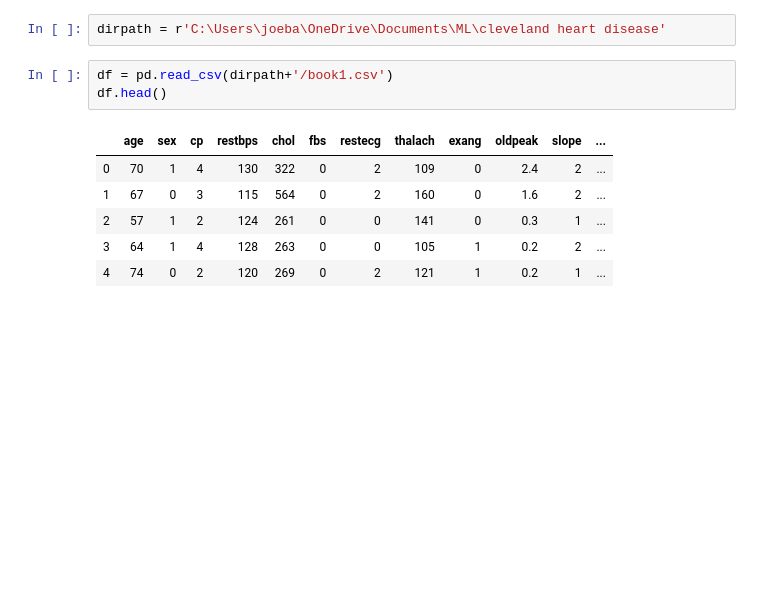
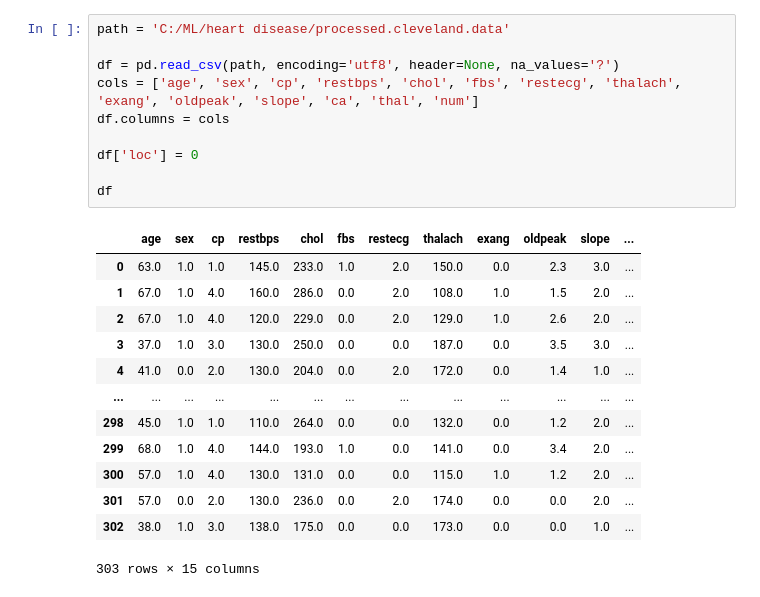
Before and after one commit to JoeBater/OtherMedical, a Jupyter notebook: Cleveland Heart Disease.ipynb, the cells around one changed output. Drawn from its saved outputs; the diff is of its cells as text; blank space fills up the shorter version.

```diff
--- a/Cleveland Heart Disease.ipynb
+++ b/Cleveland Heart Disease.ipynb
@@ -12,12 +27,24 @@ from sklearn.model_selection import RandomizedSearchCV, GridSearchCV
-# %%
-dirpath = r'C:\Users\joeba\OneDrive\Documents\ML\cleveland heart disease'
-# %%
-df = pd.read_csv(dirpath+'/book1.csv')
-df.head()
-# %% [output]
-|  | age | sex | cp | restbps | chol | fbs | restecg | thalach | exang | oldpeak | slope | ... |
-| 0 | 70 | 1 | 4 | 130 | 322 | 0 | 2 | 109 | 0 | 2.4 | 2 | ... |
-| 1 | 67 | 0 | 3 | 115 | 564 | 0 | 2 | 160 | 0 | 1.6 | 2 | ... |
-| 2 | 57 | 1 | 2 | 124 | 261 | 0 | 0 | 141 | 0 | 0.3 | 1 | ... |
-| 3 | 64 | 1 | 4 | 128 | 263 | 0 | 0 | 105 | 1 | 0.2 | 2 | ... |
-| 4 | 74 | 0 | 2 | 120 | 269 | 0 | 2 | 121 | 1 | 0.2 | 1 | ... |
+# %%
+path = 'C:/ML/heart disease/processed.cleveland.data'
+
+df = pd.read_csv(path, encoding='utf8', header=None, na_values='?')
+cols = ['age', 'sex', 'cp', 'restbps', 'chol', 'fbs', 'restecg', 'thalach', 'exang', 'oldpeak', 'slope', 'ca', 'thal', 'num']
+df.columns = cols
+
+df['loc'] = 0
+
+df
+# %% [output]
+|  | age | sex | cp | restbps | chol | fbs | restecg | thalach | exang | oldpeak | slope | ... |
+| 0 | 63.0 | 1.0 | 1.0 | 145.0 | 233.0 | 1.0 | 2.0 | 150.0 | 0.0 | 2.3 | 3.0 | ... |
+| 1 | 67.0 | 1.0 | 4.0 | 160.0 | 286.0 | 0.0 | 2.0 | 108.0 | 1.0 | 1.5 | 2.0 | ... |
+| 2 | 67.0 | 1.0 | 4.0 | 120.0 | 229.0 | 0.0 | 2.0 | 129.0 | 1.0 | 2.6 | 2.0 | ... |
+| 3 | 37.0 | 1.0 | 3.0 | 130.0 | 250.0 | 0.0 | 0.0 | 187.0 | 0.0 | 3.5 | 3.0 | ... |
+| 4 | 41.0 | 0.0 | 2.0 | 130.0 | 204.0 | 0.0 | 2.0 | 172.0 | 0.0 | 1.4 | 1.0 | ... |
+| ... | ... | ... | ... | ... | ... | ... | ... | ... | ... | ... | ... | ... |
+| 298 | 45.0 | 1.0 | 1.0 | 110.0 | 264.0 | 0.0 | 0.0 | 132.0 | 0.0 | 1.2 | 2.0 | ... |
+| 299 | 68.0 | 1.0 | 4.0 | 144.0 | 193.0 | 1.0 | 0.0 | 141.0 | 0.0 | 3.4 | 2.0 | ... |
+| 300 | 57.0 | 1.0 | 4.0 | 130.0 | 131.0 | 0.0 | 0.0 | 115.0 | 1.0 | 1.2 | 2.0 | ... |
+| 301 | 57.0 | 0.0 | 2.0 | 130.0 | 236.0 | 0.0 | 2.0 | 174.0 | 0.0 | 0.0 | 2.0 | ... |
+| 302 | 38.0 | 1.0 | 3.0 | 138.0 | 175.0 | 0.0 | 0.0 | 173.0 | 0.0 | 0.0 | 1.0 | ... |
+303 rows × 15 columns
```
Also changed, not shown: parts of 24 cells of this notebook.
